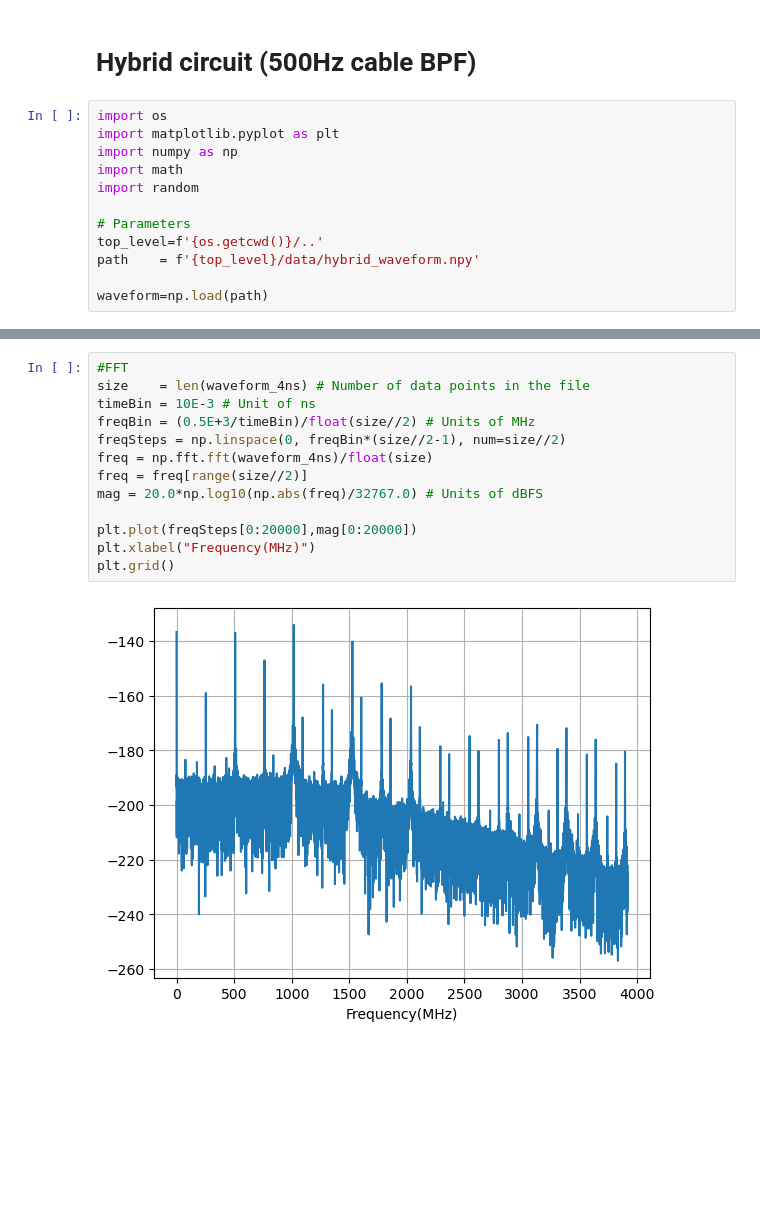
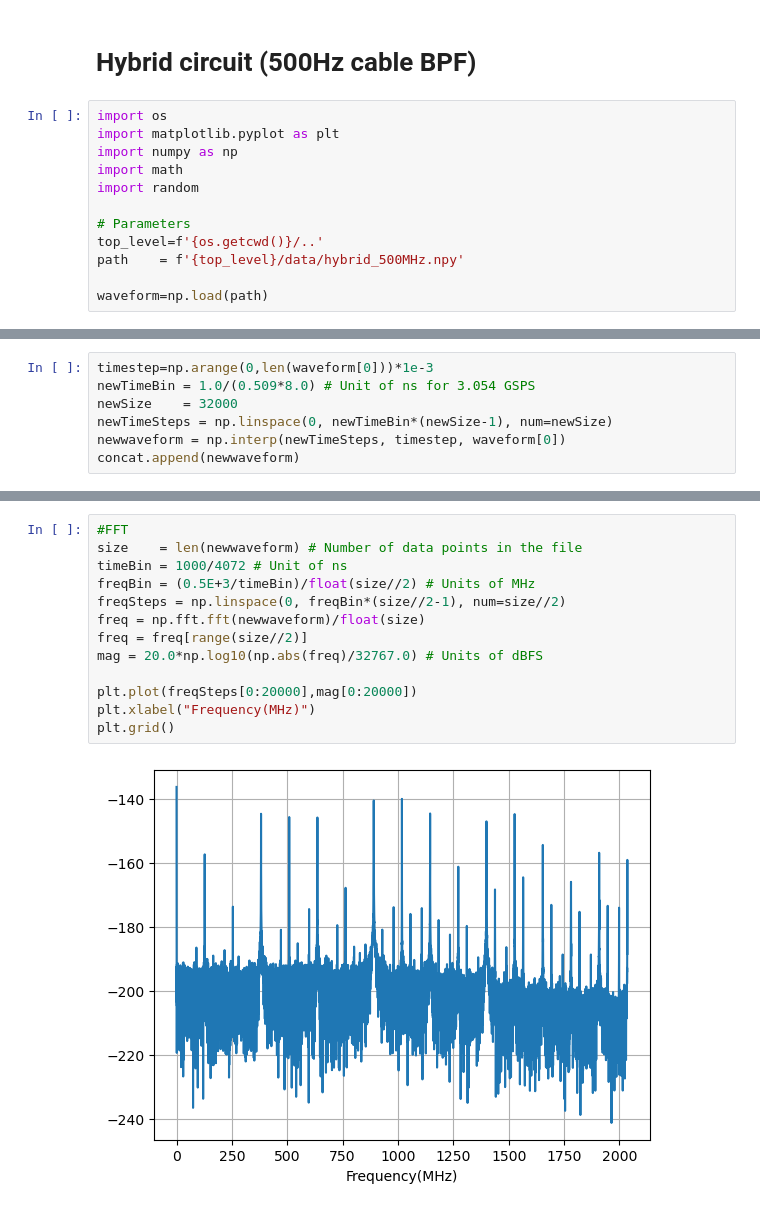
Before and after one commit to slaclab/kek-bpm-rfsoc-dev, a Jupyter notebook: software/notebooks/hybrid_waveform.ipynb, the cells around one changed output, grey strips where cells are left out. Drawn from its saved outputs; the diff is of its cells as text; blank space fills up the shorter version.

Commit message:
add hybrid simulink

```diff
--- a/software/notebooks/hybrid_waveform.ipynb
+++ b/software/notebooks/hybrid_waveform.ipynb
@@ -9,7 +9,7 @@ import random
 
 # Parameters
 top_level=f'{os.getcwd()}/..'
-path    = f'{top_level}/data/hybrid_waveform.npy'
+path    = f'{top_level}/data/hybrid_500MHz.npy'
 
 waveform=np.load(path)
 # %%
@@ -21,4 +21,11 @@ plt.grid()
 plt.show()
 # %% [output]
 [figure]
+# %%
+timestep=np.arange(0,len(waveform[0]))*1e-3
+newTimeBin = 1.0/(0.509*8.0) # Unit of ns for 3.054 GSPS
+newSize    = 32000
+newTimeSteps = np.linspace(0, newTimeBin*(newSize-1), num=newSize)
+newwaveform = np.interp(newTimeSteps, timestep, waveform[0])
+concat.append(newwaveform)
 # %%
@@ -260,15 +40,15 @@ plt.xlim(0,20)
 # %%
 #FFT
-size    = len(waveform_4ns) # Number of data points in the file
-timeBin = 10E-3 # Unit of ns
+size    = len(newwaveform) # Number of data points in the file
+timeBin = 1000/4072 # Unit of ns
 freqBin = (0.5E+3/timeBin)/float(size//2) # Units of MHz
 freqSteps = np.linspace(0, freqBin*(size//2-1), num=size//2)
-freq = np.fft.fft(waveform_4ns)/float(size)
+freq = np.fft.fft(newwaveform)/float(size)
 freq = freq[range(size//2)]
 mag = 20.0*np.log10(np.abs(freq)/32767.0) # Units of dBFS
 
 plt.plot(freqSteps[0:20000],mag[0:20000])
 plt.xlabel("Frequency(MHz)")
 plt.grid()
 # %% [output]
-[figure, old version]
+[figure, new version]
```
Also changed, not shown: parts of 15 cells of this notebook, 4 other files.
